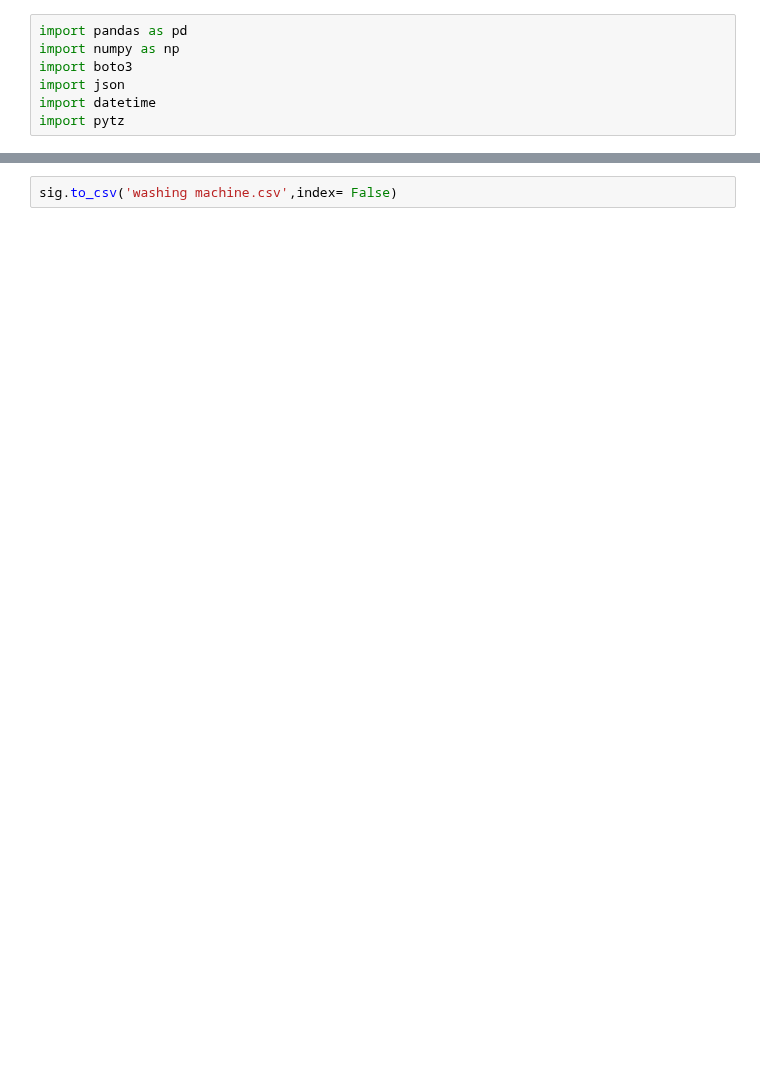
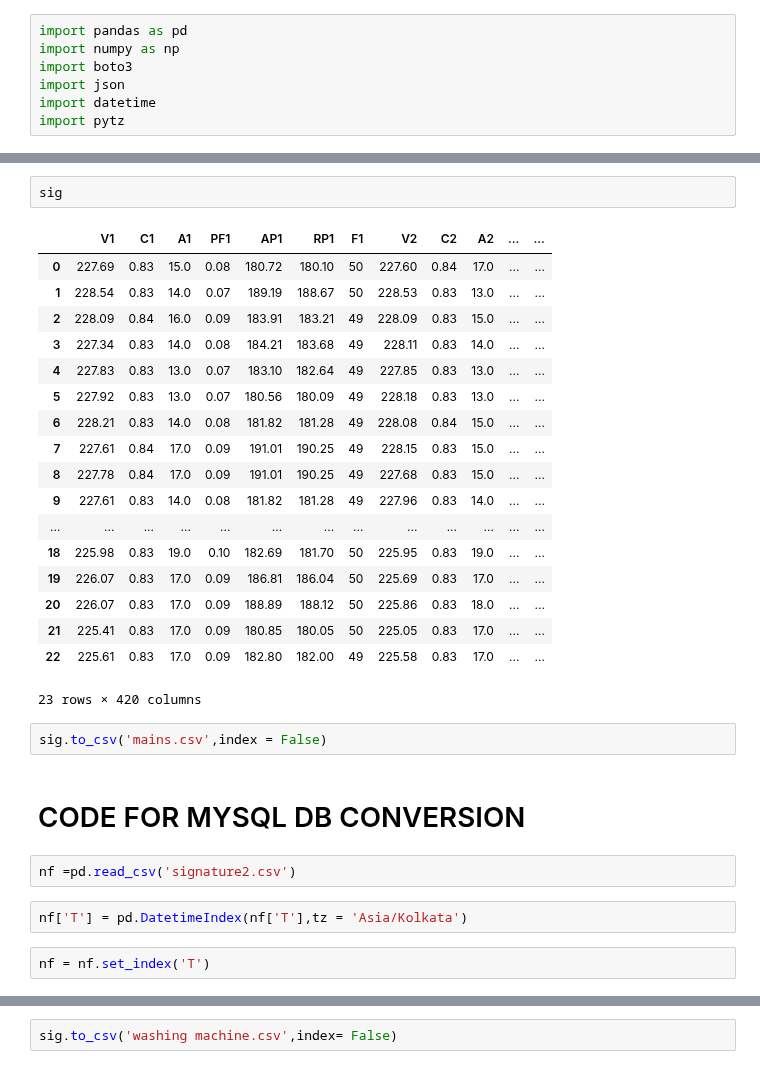
Before and after one commit to caxefaizan/S3_bucket_manipulation, a Jupyter notebook: Get Signature.ipynb, the cells around one changed output, grey strips where cells are left out. Saved outputs shown, nothing was run; the diff lists cells and outputs as text; blank space fills up the shorter version.

```diff
--- a/Get Signature.ipynb
+++ b/Get Signature.ipynb
@@ -35,0 +62,31 @@ for i in range(100):
+# %%
+sig
+# %% [output]
+|  | V1 | C1 | A1 | PF1 | AP1 | RP1 | F1 | V2 | C2 | A2 | ... | ... |
+| 0 | 227.69 | 0.83 | 15.0 | 0.08 | 180.72 | 180.10 | 50 | 227.60 | 0.84 | 17.0 | ... | ... |
+| 1 | 228.54 | 0.83 | 14.0 | 0.07 | 189.19 | 188.67 | 50 | 228.53 | 0.83 | 13.0 | ... | ... |
+| 2 | 228.09 | 0.84 | 16.0 | 0.09 | 183.91 | 183.21 | 49 | 228.09 | 0.83 | 15.0 | ... | ... |
+| 3 | 227.34 | 0.83 | 14.0 | 0.08 | 184.21 | 183.68 | 49 | 228.11 | 0.83 | 14.0 | ... | ... |
+| 4 | 227.83 | 0.83 | 13.0 | 0.07 | 183.10 | 182.64 | 49 | 227.85 | 0.83 | 13.0 | ... | ... |
+| 5 | 227.92 | 0.83 | 13.0 | 0.07 | 180.56 | 180.09 | 49 | 228.18 | 0.83 | 13.0 | ... | ... |
+| 6 | 228.21 | 0.83 | 14.0 | 0.08 | 181.82 | 181.28 | 49 | 228.08 | 0.84 | 15.0 | ... | ... |
+| 7 | 227.61 | 0.84 | 17.0 | 0.09 | 191.01 | 190.25 | 49 | 228.15 | 0.83 | 15.0 | ... | ... |
+| 8 | 227.78 | 0.84 | 17.0 | 0.09 | 191.01 | 190.25 | 49 | 227.68 | 0.83 | 15.0 | ... | ... |
+| 9 | 227.61 | 0.83 | 14.0 | 0.08 | 181.82 | 181.28 | 49 | 227.96 | 0.83 | 14.0 | ... | ... |
+| ... | ... | ... | ... | ... | ... | ... | ... | ... | ... | ... | ... | ... |
+| 18 | 225.98 | 0.83 | 19.0 | 0.10 | 182.69 | 181.70 | 50 | 225.95 | 0.83 | 19.0 | ... | ... |
+| 19 | 226.07 | 0.83 | 17.0 | 0.09 | 186.81 | 186.04 | 50 | 225.69 | 0.83 | 17.0 | ... | ... |
+| 20 | 226.07 | 0.83 | 17.0 | 0.09 | 188.89 | 188.12 | 50 | 225.86 | 0.83 | 18.0 | ... | ... |
+| 21 | 225.41 | 0.83 | 17.0 | 0.09 | 180.85 | 180.05 | 50 | 225.05 | 0.83 | 17.0 | ... | ... |
+| 22 | 225.61 | 0.83 | 17.0 | 0.09 | 182.80 | 182.00 | 49 | 225.58 | 0.83 | 17.0 | ... | ... |
+23 rows × 420 columns
+# %%
+sig.to_csv('mains.csv',index = False)
+# %% [markdown]
+# CODE FOR MYSQL DB CONVERSION
+# %%
+nf =pd.read_csv('signature2.csv')
+# %%
+nf['T'] = pd.DatetimeIndex(nf['T'],tz = 'Asia/Kolkata')
+# %%
+nf = nf.set_index('T')
```
Also changed, not shown: parts of 13 cells of this notebook.
